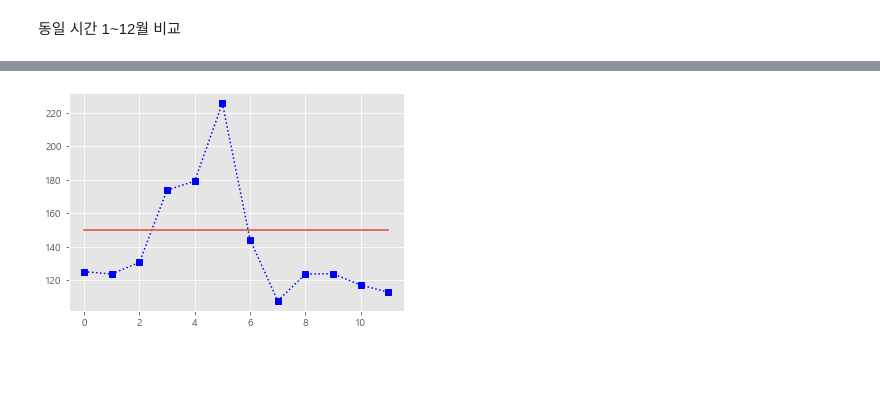
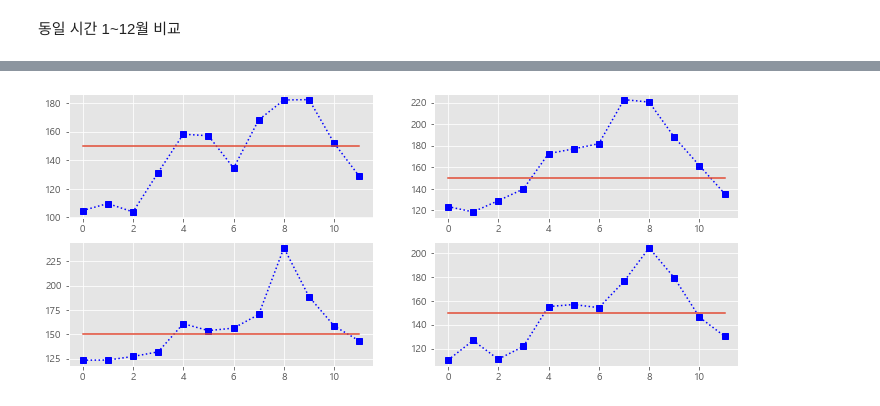
Before and after one commit to chance0523/mise_namu_project, a Jupyter notebook: airkorea/09_달 계산, 시각 계산.ipynb, the cells around one changed output, grey strips where cells are left out. Drawn from its saved outputs; the diff is of its cells as text; code cells hidden in the pictures; blank space fills up the shorter version.

```diff
--- a/airkorea/09_달 계산, 시각 계산.ipynb
+++ b/airkorea/09_달 계산, 시각 계산.ipynb
@@ -131,34 +131,24 @@ def biyul_plot(st1, st2, year, time):
         biyul_list.append(biyul_cal(hangangdaero, hannamdaero))
     return biyul_list
 # %%
+plt.figure(figsize=(12,5))
 plt.subplot(221)
-plt.figure(figsize=(6, 5))
 plt.plot(biyul_plot(st1,st2,year,6),'bs:')
 plt.plot([150 for _ in range(12)])
 
 plt.subplot(222)
-plt.figure(figsize=(6, 5))
-
 plt.plot(biyul_plot(st1,st2,year,12),'bs:')
 plt.plot([150 for _ in range(12)])
 
 plt.subplot(223)
-plt.figure(figsize=(6, 5))
-
 plt.plot(biyul_plot(st1,st2,year,18),'bs:')
 plt.plot([150 for _ in range(12)])
 
 plt.subplot(224)
-plt.figure(figsize=(6, 5))
-
 plt.plot(biyul_plot(st1,st2,year,24),'bs:')
 plt.plot([150 for _ in range(12)])
 
 
 plt.show()
+# %% [output]
+[figure, added]
-# %%
-plt.plot(biyul_list,'bs:')
-plt.plot([150 for _ in range(12)])
-plt.show()
-# %% [output]
-[figure, removed]
```
Also changed, not shown: parts of 4 cells of this notebook.
